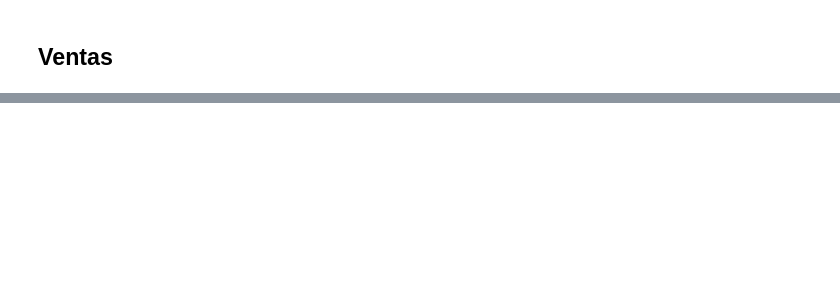
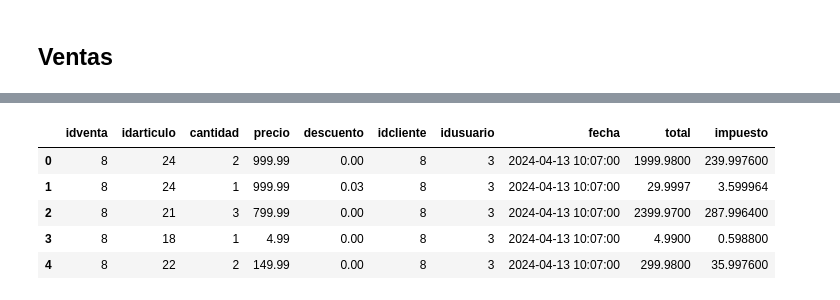
Before and after one commit to 1Dore/EComerce-ETL-AWS, a Jupyter notebook: python notebooks/Insertas_Hechos.ipynb, the cells around one changed output, grey strips where cells are left out. Saved outputs shown, nothing was run; the diff lists cells and outputs as text; code cells hidden in the pictures; blank space fills up the shorter version.

```diff
--- a/python notebooks/Insertas_Hechos.ipynb
+++ b/python notebooks/Insertas_Hechos.ipynb
@@ -171,0 +307,3 @@ df_tiempo.tail()
+# %%
+df_venta_detallev = df_dtventa.merge(df_venta, on = 'idventa', how='inner')
+df_venta_detallev.head()
@@ -171,0 +317,5 @@ df_tiempo.tail()
+# %%
+columnas_a_eliminar = ['iddetalle_venta', 'total', 'impuesto', 'num_comprobante', 'serie_comprobante', 'tipo_comprobante', 'estado']
+
+df_venta_detallev = df_venta_detallev.drop(columnas_a_eliminar, axis=1)
+df_venta_detallev.head()
@@ -171,0 +329,3 @@ df_tiempo.tail()
+# %%
+df_venta_detallev['descuento'] = df_venta_detallev['descuento'].fillna(0)
+df_venta_detallev.head()
@@ -171,0 +339,4 @@ df_tiempo.tail()
+# %%
+df_venta_detallev['total'] = df_venta_detallev.apply(lambda row:
+                      row['cantidad'] * row['precio'] * row['descuento'] if row['descuento'] != 0 else row['cantidad'] * row['precio'], axis=1)
+df_venta_detallev.head()
@@ -171,0 +350,10 @@ df_tiempo.tail()
+# %%
+df_venta_detallev['impuesto'] = df_venta_detallev['total'] * 0.12
+df_venta_detallev.head()
+# %% [output]
+|  | idventa | idarticulo | cantidad | precio | descuento | idcliente | idusuario | fecha | total | impuesto |
+| 0 | 8 | 24 | 2 | 999.99 | 0.00 | 8 | 3 | 2024-04-13 10:07:00 | 1999.9800 | 239.997600 |
+| 1 | 8 | 24 | 1 | 999.99 | 0.03 | 8 | 3 | 2024-04-13 10:07:00 | 29.9997 | 3.599964 |
+| 2 | 8 | 21 | 3 | 799.99 | 0.00 | 8 | 3 | 2024-04-13 10:07:00 | 2399.9700 | 287.996400 |
+| 3 | 8 | 18 | 1 | 4.99 | 0.00 | 8 | 3 | 2024-04-13 10:07:00 | 4.9900 | 0.598800 |
+| 4 | 8 | 22 | 2 | 149.99 | 0.00 | 8 | 3 | 2024-04-13 10:07:00 | 299.9800 | 35.997600 |
```
Also changed, not shown: parts of 21 cells of this notebook, 2 other files.
